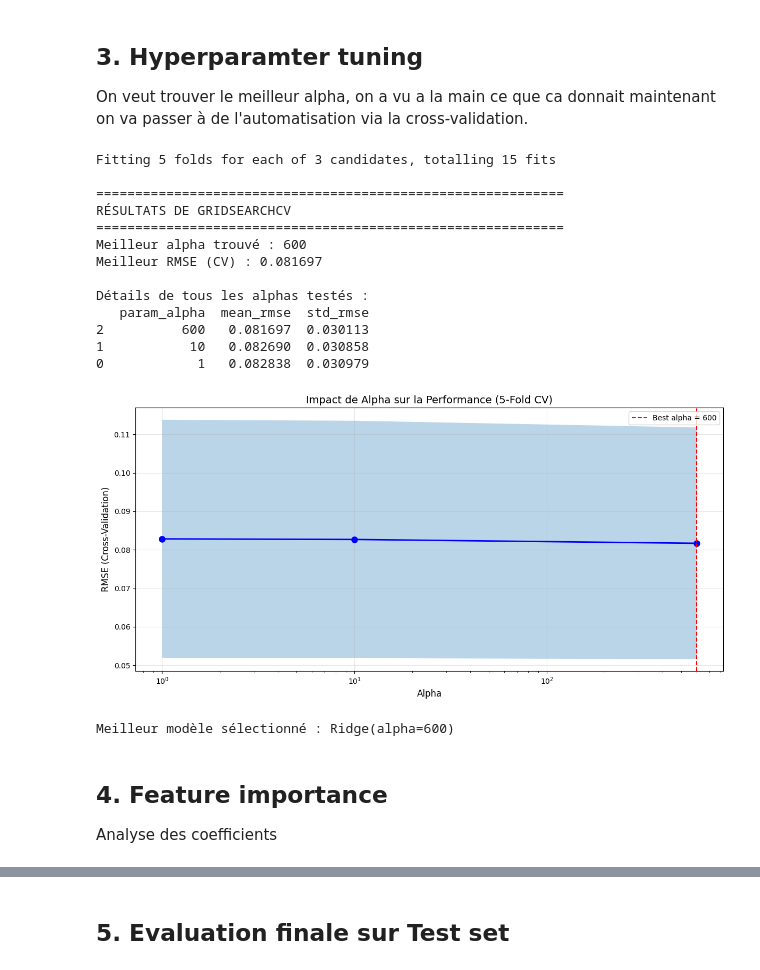
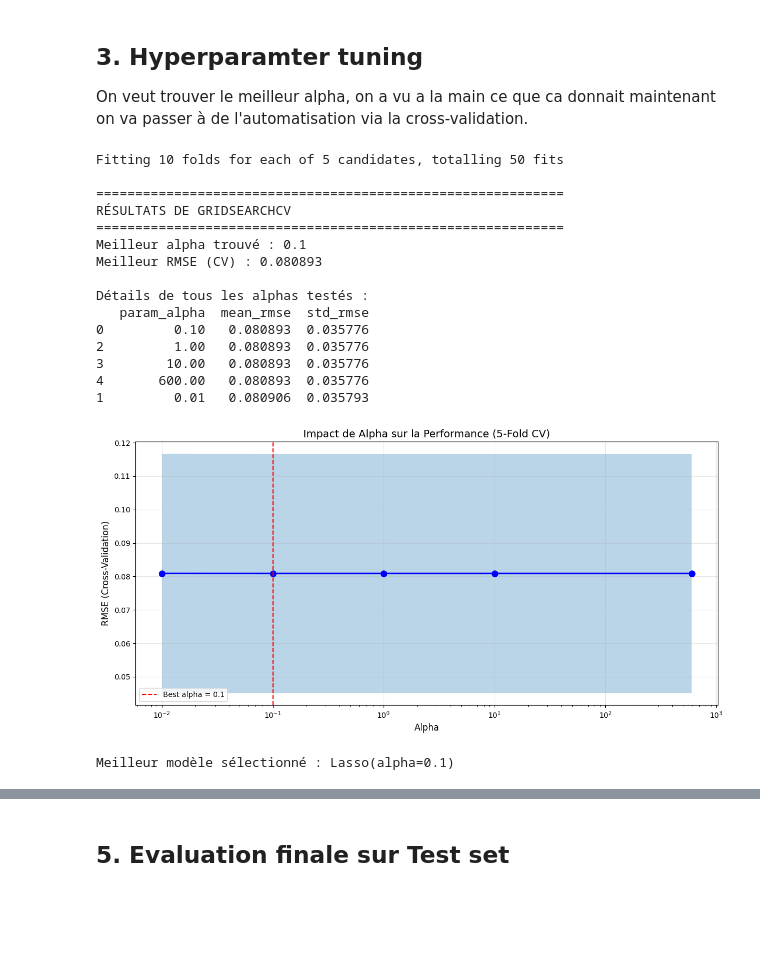
Before and after one commit to mat-bau/ml-project, a Jupyter notebook: notebooks/02_linear_model.ipynb, the cells around one changed output, grey strips where cells are left out. Cells and saved outputs as stored; diff of their text form; code cells hidden in the pictures; blank space fills up the shorter version.

```diff
--- a/notebooks/02_linear_model.ipynb
+++ b/notebooks/02_linear_model.ipynb
@@ -70,7 +70,7 @@ y_test: (499, 1)
 # %%
 TEST_SIZE = 0.2
 RANDOM_STATE = 42
-SHUFFLE = True
+SHUFFLE = False
 # %% [markdown]
 ## 2. Baseline model
 
@@ -429,13 +429,13 @@ On voit que le RMSE passe de 0.0795 (baseline model) à 0.07895 (meilleur modele
 On veut trouver le meilleur alpha, on a vu a la main ce que ca donnait maintenant on va passer à de l'automatisation via la cross-validation.
 # %%
 param_grid = {
-    'alpha': [1, 10, 600]
+    'alpha': [0.1, 0.01, 1, 10, 600]
 }
 # best alpha à retenir pour l'instant 600  -> 14% par rapport à baseline
 grid_search = GridSearchCV(
-    estimator=Ridge(),
+    estimator=Lasso(),
     param_grid=param_grid,
-    cv=5,  # 5-fold cross-validation
+    cv=10,  # 5-fold cross-validation
     scoring='neg_mean_squared_error',
     n_jobs=-1,  # Utiliser tous les CPU disponibles
     verbose=1
@@ -471,42 +471,41 @@ plt.figure(figsize=(12, 6))
 alphas = results_cv['param_alpha'].astype(float)
 order = np.argsort(alphas)
 plt.plot(alphas.iloc[order], results_cv['mean_rmse'].iloc[order], 'b-o', linewidth=2, markersize=8)
 plt.fill_between(
     alphas.iloc[order],
     results_cv['mean_rmse'].iloc[order] - results_cv['std_rmse'].iloc[order],
     results_cv['mean_rmse'].iloc[order] + results_cv['std_rmse'].iloc[order],
     alpha=0.3
 )
 plt.axvline(x=float(best_alpha), color='r', linestyle='--', label=f'Best alpha = {best_alpha}')
 plt.xlabel('Alpha', fontsize=12)
 plt.ylabel('RMSE (Cross-Validation)', fontsize=12)
 plt.title('Impact de Alpha sur la Performance (5-Fold CV)', fontsize=14)
 plt.xscale('log')  # Échelle log pour mieux voir
 plt.grid(True, alpha=0.3)
 plt.legend()
 plt.tight_layout()
 plt.show()
 
 # Récupérer le meilleur modèle
 best_model = grid_search.best_estimator_
 
-print(f"\nMeilleur modèle sélectionné : Ridge(alpha={best_alpha})")
+print(f"\nMeilleur modèle sélectionné : {best_model}")
 # %% [output]
-Fitting 5 folds for each of 3 candidates, totalling 15 fits
+Fitting 10 folds for each of 5 candidates, totalling 50 fits
 
 ============================================================
 RÉSULTATS DE GRIDSEARCHCV
 ============================================================
-Meilleur alpha trouvé : 600
-Meilleur RMSE (CV) : 0.081697
+Meilleur alpha trouvé : 0.1
+Meilleur RMSE (CV) : 0.080893
 
 Détails de tous les alphas testés :
    param_alpha  mean_rmse  std_rmse
-2          600   0.081697  0.030113
-1           10   0.082690  0.030858
-0            1   0.082838  0.030979
+0         0.10   0.080893  0.035776
+2         1.00   0.080893  0.035776
+3        10.00   0.080893  0.035776
+4       600.00   0.080893  0.035776
+1         0.01   0.080906  0.035793
-[figure, old version]
+[figure, new version]
-Meilleur modèle sélectionné : Ridge(alpha=600)
+Meilleur modèle sélectionné : Lasso(alpha=0.1)
-# %% [markdown]
-## 4. Feature importance
-Analyse des coefficients
```
Also changed, not shown: parts of 9 cells of this notebook, 5 other files.
